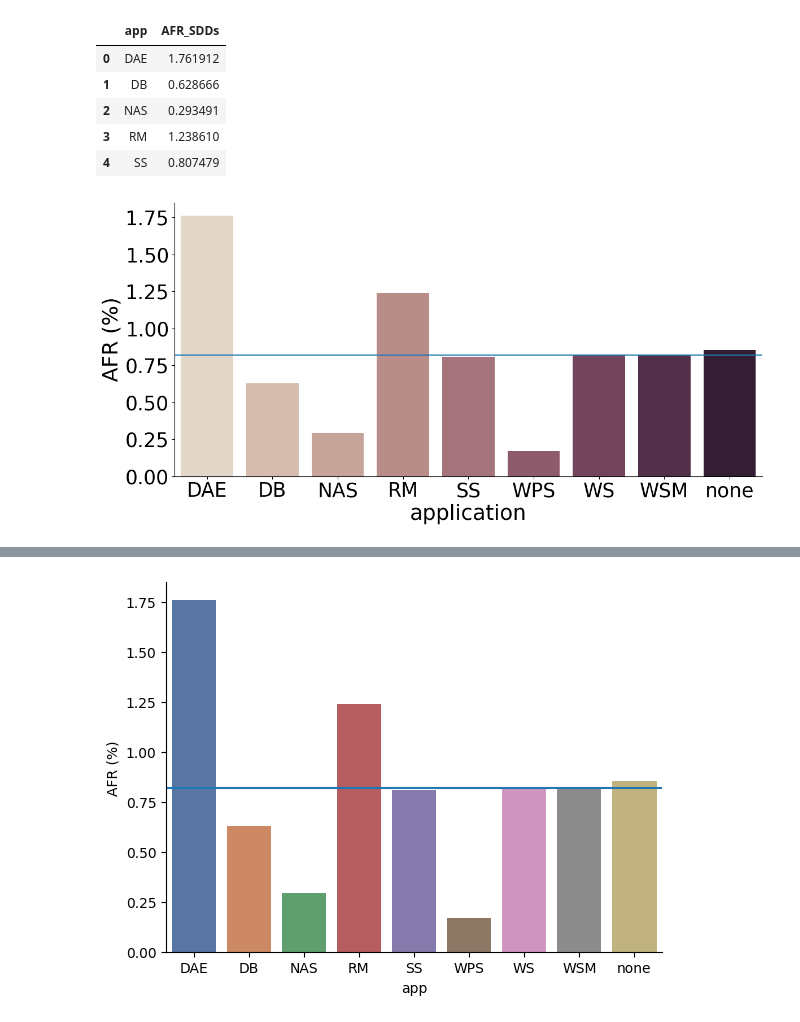
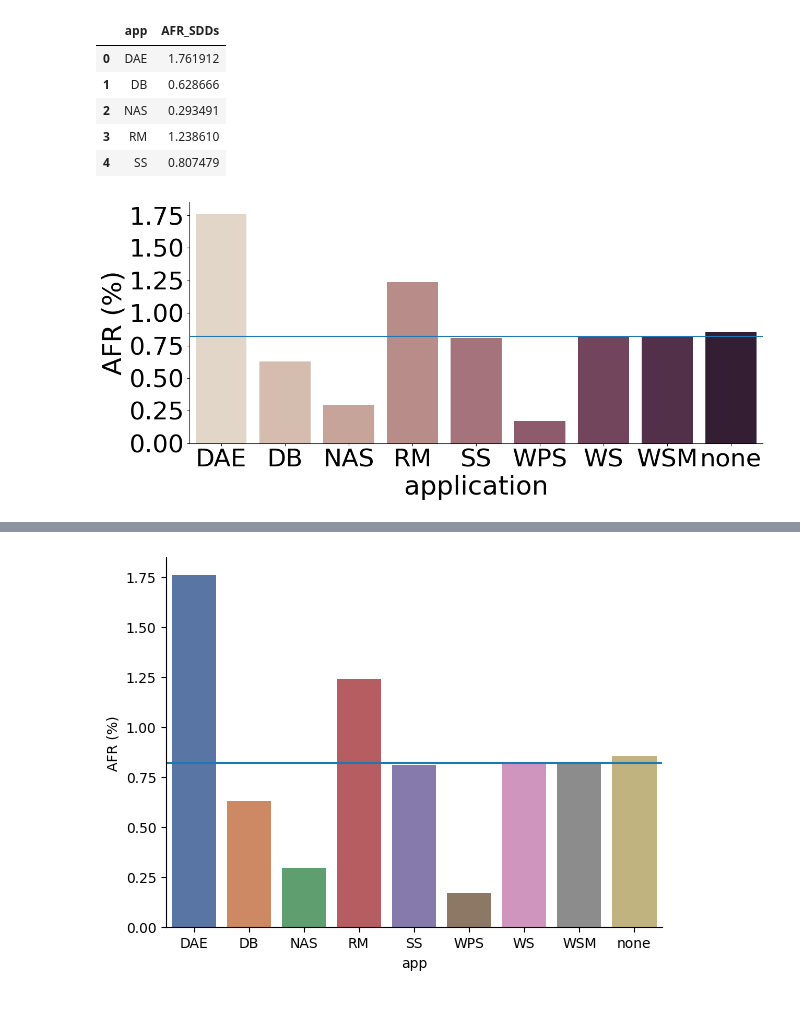
Before and after one commit to EricBorba/StorageFailurePredictor, a Jupyter notebook: Queries.ipynb, the cells around one changed output, grey strips where cells are left out. Drawn from its saved outputs; the diff is of its cells as text; code cells hidden in the pictures.

```diff
--- a/Queries.ipynb
+++ b/Queries.ipynb
@@ -1009,26 +1009,26 @@ df_plotAFRMTTFSPF.head()
 # %%
 df_plotAFRMTTFSPF = df_loadDoE.groupby(['app'], as_index=False)['AFR_SDDs'].mean()
 
 # Customize plotting parameters
-font_size = 27
+font_size = 36
 title_size = 18
-label_size = 27
+label_size = 36
 
-plt.figure(figsize=(12, 6))
+plt.figure(figsize=(13, 6))
 graph = sns.barplot(x = "app", y = 'AFR_SDDs', palette = 'ch:.25', data = df_plotAFRMTTFSPF, order=['DAE', 'DB', 'NAS', 'RM', 'SS', 'WPS', 'WS', 'WSM', 'none'])
 graph.axhline(df_plotAFRMTTFSPF.AFR_SDDs.mean())
 #graph.set_ylabel("Gender",size = 67,color="g",alpha=0.5)
 graph.set_ylabel("AFR (%)", fontsize=label_size)
 plt.xlabel('application', fontsize=label_size)
 plt.xticks(fontsize=font_size-2)
 plt.yticks(fontsize=font_size-2)
 plt.tight_layout()
 plt.grid(False)
-plt.savefig('img/afrappssd.pdf')
+plt.savefig('img/afrappssd.pdf', bbox_inches='tight')
 sns.despine()
 plt.show()
 # %% [output]
-[figure, old version]
+[figure, new version]
 # %%
 # Import necessary libraries
 import pandas as pd
```
Also changed, not shown: parts of 1 cell of this notebook, 14 other files.
